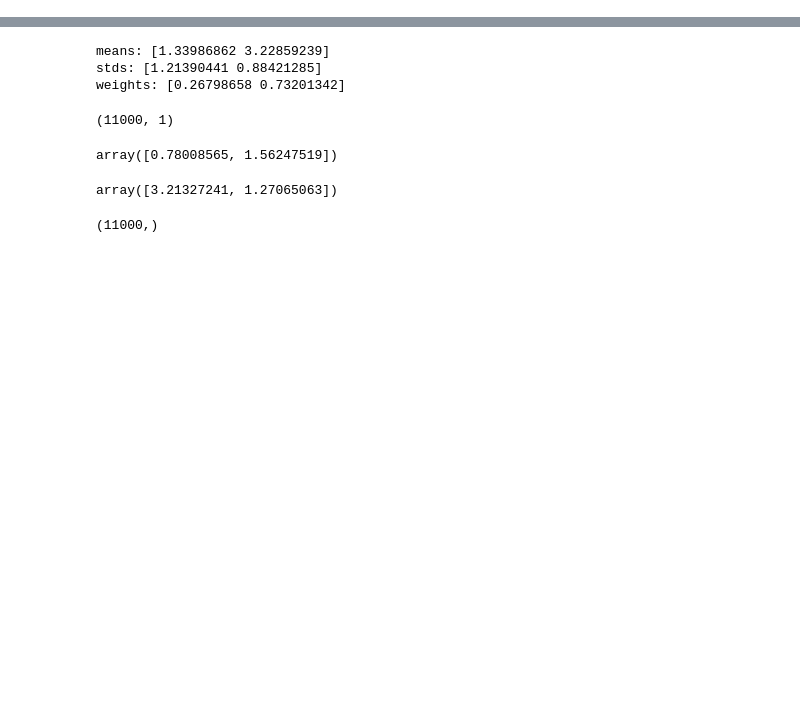
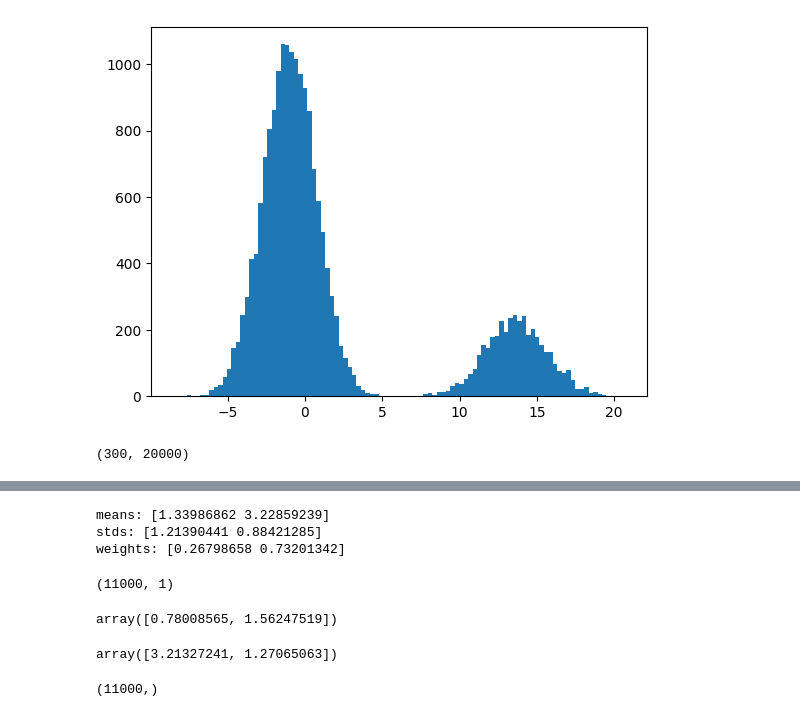
Before and after one commit to Abol-NH3/Fitness_Waves, a Jupyter notebook: notebooks/GMM.ipynb, the cells around one changed output, grey strips where cells are left out. Cells and saved outputs as stored; diff of their text form; code cells hidden in the pictures; blank space fills up the shorter version.

```diff
--- a/notebooks/GMM.ipynb
+++ b/notebooks/GMM.ipynb
@@ -48,0 +80,17 @@ n_out = len(indices)
+# %%
+n_individuals = 20000
+b1_rate = 0.4
+d1_rate = 0.6
+skip = 0.01
+tmax = 2.01
+t_lag = 200
+indices = np.arange(skip*n_individuals, tmax*n_individuals, t_lag)
+n_out = len(indices)
+trait_values = methods.generate_trait_distribution_with_hump(n_individuals, mean=-1, variance=3, hump_mass_fraction=0.2, hump_position_sigma=8.5, hump_width=2, seed=None)
+# trait_values = np.zeros(n_individuals)
+ex_name = f"b1_{b1_rate}_d1_{d1_rate}_N_{n_individuals}_tmax_{tmax}_skip_{skip}_lag_{t_lag}_righthump_8.5"
+# %%
+plt.hist(trait_values, bins=101)
+plt.show()
+# %% [output]
+[figure, added]
@@ -72,0 +191,4 @@ ALL_moments_left_tail_4 = Moments_left_tail[3, :]
+# %%
+All_tv.shape
+# %% [output]
+(300, 20000)
```
Also changed, not shown: parts of 34 cells of this notebook, 4 other files.
